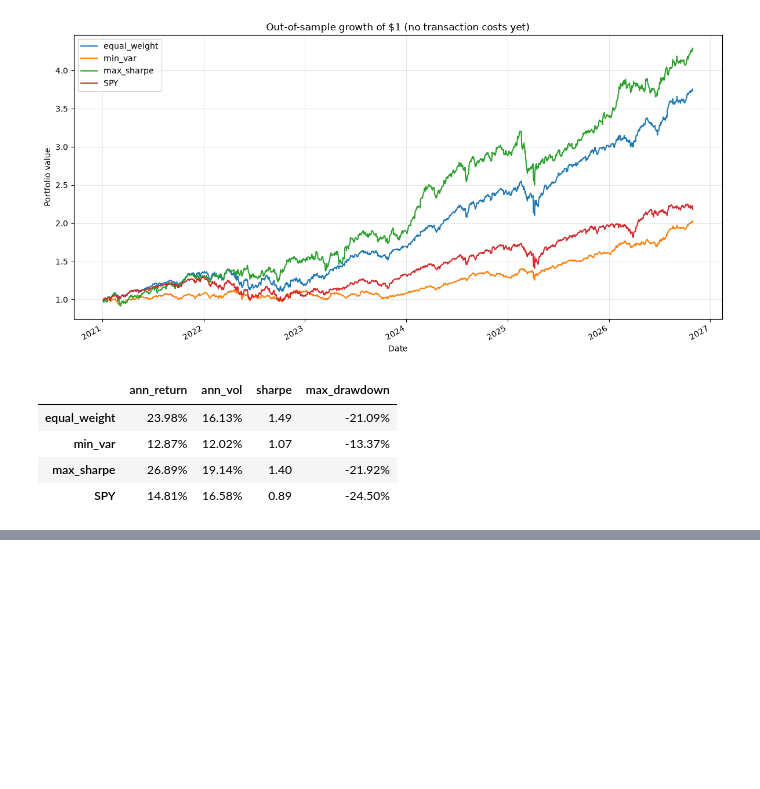
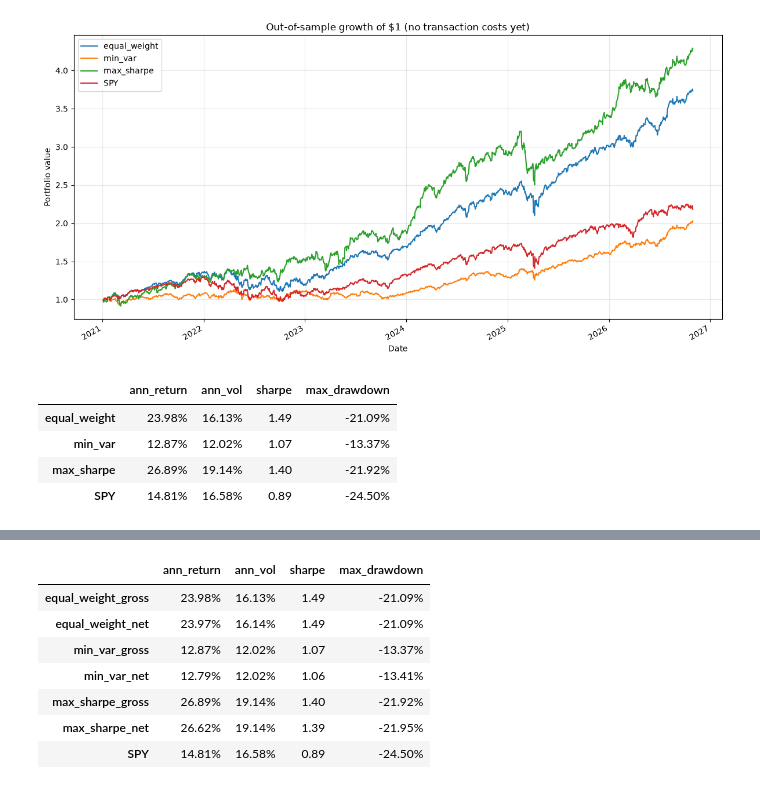
Before and after one commit to laraib-b/smart-portfolio-lab, a Jupyter notebook: notebooks/04_backtesting.ipynb, the cells around one changed output, grey strips where cells are left out. Drawn from its saved outputs; the diff is of its cells as text; code cells hidden in the pictures; blank space fills up the shorter version.

Commit message:
Add transaction-cost backtest comparing gross vs net performance.
Applies a simple 10 bps one-way turnover cost at rebalance and shows how higher-churn strategies (especially max-Sharpe) pay more.

```diff
--- a/notebooks/04_backtesting.ipynb
+++ b/notebooks/04_backtesting.ipynb
@@ -244,0 +250,82 @@ scorecard.style.format({
+# %%
+COST_RATE = 0.001  # 10 bps
+
+def backtest_with_costs(
+    returns: pd.DataFrame,
+    weight_fn,
+    estimation_window=252,
+    rebalance_every=21,
+    cost_rate=0.0,
+):
+    portfolio_returns = []
+    turnovers = []
+    prev_w = None
+    i = estimation_window
+
+    while i < len(returns):
+        est = returns.iloc[i - estimation_window : i]
+        if len(est) < estimation_window:
+            break
+
+        w = np.asarray(weight_fn(est), dtype=float)
+        w = w / w.sum()
+
+        if prev_w is None:
+            turnover = 0.5 * np.abs(w - 0).sum()  # invest from cash once
+        else:
+            turnover = 0.5 * np.abs(w - prev_w).sum()
+
+        turnovers.append(turnover)
+        cost = turnover * cost_rate
+
+        hold_end = min(i + rebalance_every, len(returns))
+        hold = returns.iloc[i:hold_end]
+        if hold.empty:
+            break
+
+        pr = hold.values @ w
+        pr = np.array(pr, dtype=float, copy=True)
+        pr[0] -= cost  # pay cost on rebalance day
+
+        portfolio_returns.append(pd.Series(pr, index=hold.index))
+        prev_w = w.copy()   # IMPORTANT: remember weights for next rebalance
+        i = hold_end
+
+    out = pd.concat(portfolio_returns).sort_index()
+    return out, float(np.mean(turnovers)) if turnovers else 0.0
+
+
+strategies = {
+    "equal_weight": lambda r: equal_weight(r.shape[1]),
+    "min_var": min_variance_weights,
+    "max_sharpe": lambda r: max_sharpe_weights(r, TRADING_DAYS, RF_ANNUAL),
+}
+
+gross_net = {}
+avg_turnover = {}
+
+for name, fn in strategies.items():
+    gross, _ = backtest_with_costs(
+        stock_returns, fn, ESTIMATION_WINDOW, REBALANCE_EVERY, cost_rate=0.0
+    )
+    net, avg_to = backtest_with_costs(
+        stock_returns, fn, ESTIMATION_WINDOW, REBALANCE_EVERY, cost_rate=COST_RATE
+    )
+    gross_net[f"{name}_gross"] = gross
+    gross_net[f"{name}_net"] = net
+    avg_turnover[name] = avg_to
+
+gross_net["SPY"] = spy_returns.reindex(gross_net["equal_weight_gross"].index)
+cmp = pd.DataFrame(gross_net).dropna()
+
+score = pd.DataFrame({col: performance_metrics(cmp[col]) for col in cmp.columns}).T
+
+print("Average one-way turnover per rebalance:")
+print(pd.Series(avg_turnover).round(4))  # print ONCE, after the loop
+score.style.format({
+    "ann_return": "{:.2%}",
+    "ann_vol": "{:.2%}",
+    "sharpe": "{:.2f}",
+    "max_drawdown": "{:.2%}",
+})
+# %% [output]
@@ -244,0 +337,8 @@ scorecard.style.format({
+|  | ann_return | ann_vol | sharpe | max_drawdown |
+| equal_weight_gross | 23.98% | 16.13% | 1.49 | -21.09% |
+| equal_weight_net | 23.97% | 16.14% | 1.49 | -21.09% |
+| min_var_gross | 12.87% | 12.02% | 1.07 | -13.37% |
+| min_var_net | 12.79% | 12.02% | 1.06 | -13.41% |
+| max_sharpe_gross | 26.89% | 19.14% | 1.40 | -21.92% |
+| max_sharpe_net | 26.62% | 19.14% | 1.39 | -21.95% |
+| SPY | 14.81% | 16.58% | 0.89 | -24.50% |
```
Also changed, not shown: parts of 2 cells of this notebook.
